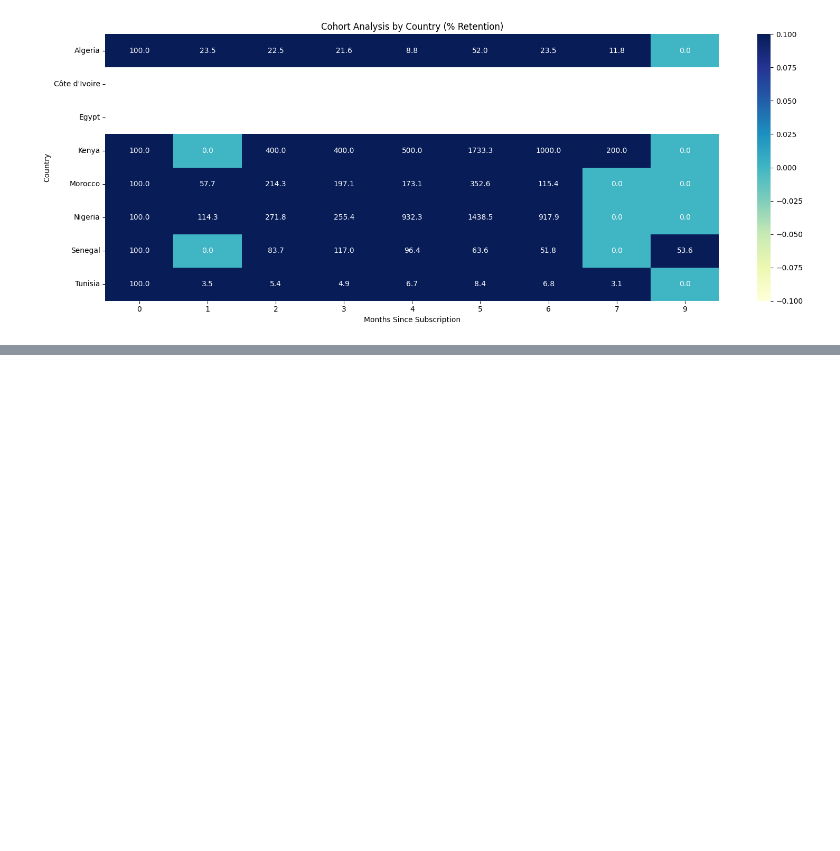
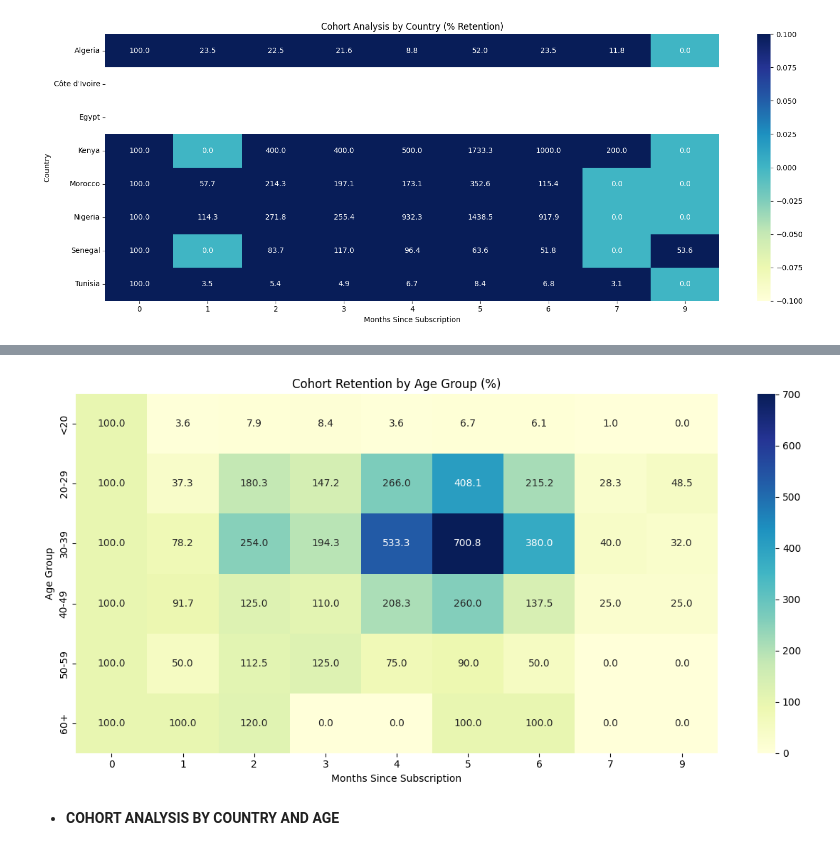
Before and after one commit to MayyaraHY/gomycode-etl-graph-dashboard, a Jupyter notebook: etl_task.ipynb, the cells around one changed output, grey strips where cells are left out. Saved outputs shown, nothing was run; the diff lists cells and outputs as text; code cells hidden in the pictures; blank space fills up the shorter version.

```diff
--- a/etl_task.ipynb
+++ b/etl_task.ipynb
@@ -472,0 +526,35 @@ plt.show()
+# %%
+grouped_age = (
+    df_cleaned
+    .groupby(['age_group', 'subscription_start_month', 'cohort_index'], observed=True)
+    .agg(n_students=('Student', 'count'))
+    .reset_index()
+)
+
+#Matrix by age group
+cohort_matrix_age = grouped_age.pivot_table(
+    index='age_group',
+    columns='cohort_index',
+    values='n_students',
+    fill_value=0,
+    observed=True
+)
+
+#calculate retention rate
+retention_by_age = {}
+
+for age_group in cohort_matrix_age.index:
+    row = cohort_matrix_age.loc[age_group]
+    first_non_zero_index = row[row > 0].index.min()
+    if pd.isna(first_non_zero_index):
+        continue
+    shifted_row = row.loc[first_non_zero_index:]
+    base = shifted_row.iloc[0]
+    retention = (shifted_row / base) * 100
+    retention_by_age[age_group] = retention
+
+retention_matrix_age = pd.DataFrame(retention_by_age).T.fillna(0)
+retention_matrix_age.columns = retention_matrix_age.columns.astype(int)
+retention_matrix_age = retention_matrix_age.sort_index(axis=1)
+
+retention_matrix_age
@@ -472,0 +569,14 @@ plt.show()
+# %%
+plt.figure(figsize=(12, 6))
+sns.heatmap(retention_matrix_age, annot=True, fmt=".1f", cmap='YlGnBu')
+plt.title('Cohort Retention by Age Group (%)')
+plt.xlabel('Months Since Subscription')
+plt.ylabel('Age Group')
+plt.tight_layout()
+plt.show()
+# %% [output]
+[figure, added]
+# %% [markdown]
+
+
+*  **COHORT ANALYSIS BY COUNTRY AND AGE**
```
Also changed, not shown: parts of 55 cells of this notebook.
